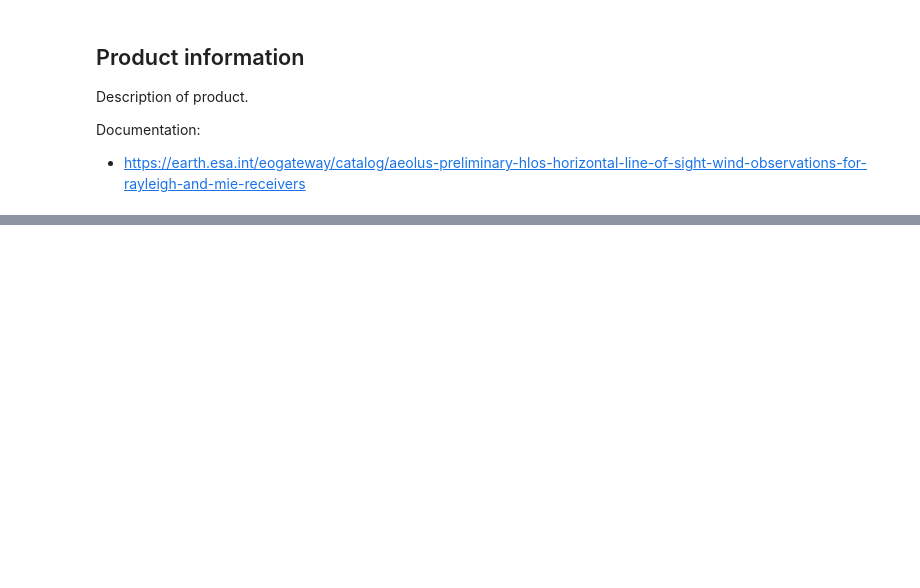
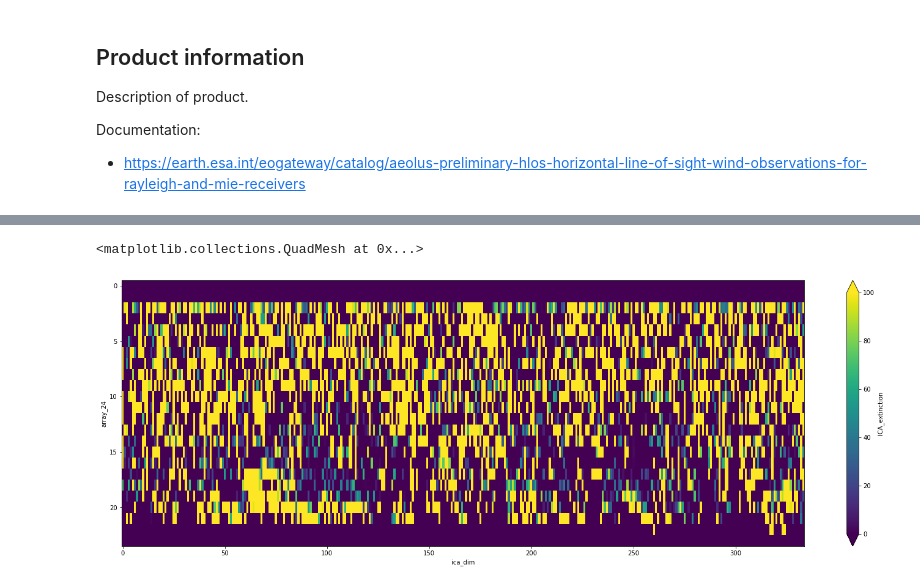
Before and after one commit to ESA-VirES/Aeolus-notebooks, a Jupyter notebook: notebooks/03b1_Demo-ALD_U_N_2A.ipynb, the cells around one changed output, grey strips where cells are left out. Saved outputs shown, nothing was run; the diff lists cells and outputs as text; code cells hidden in the pictures; blank space fills up the shorter version.

```diff
--- a/notebooks/03b1_Demo-ALD_U_N_2A.ipynb
+++ b/notebooks/03b1_Demo-ALD_U_N_2A.ipynb
@@ -98,0 +95,10 @@ ds["SCA_extinction"].plot.pcolormesh(
+# %%
+ds["ICA_extinction"].plot.pcolormesh(
+    x="ica_dim",
+    yincrease=False,
+    vmin=0,
+    vmax=100
+)
+# %% [output]
+<matplotlib.collections.QuadMesh at 0x...>
+[figure, added]
```
Also changed, not shown: parts of 4 cells of this notebook.
